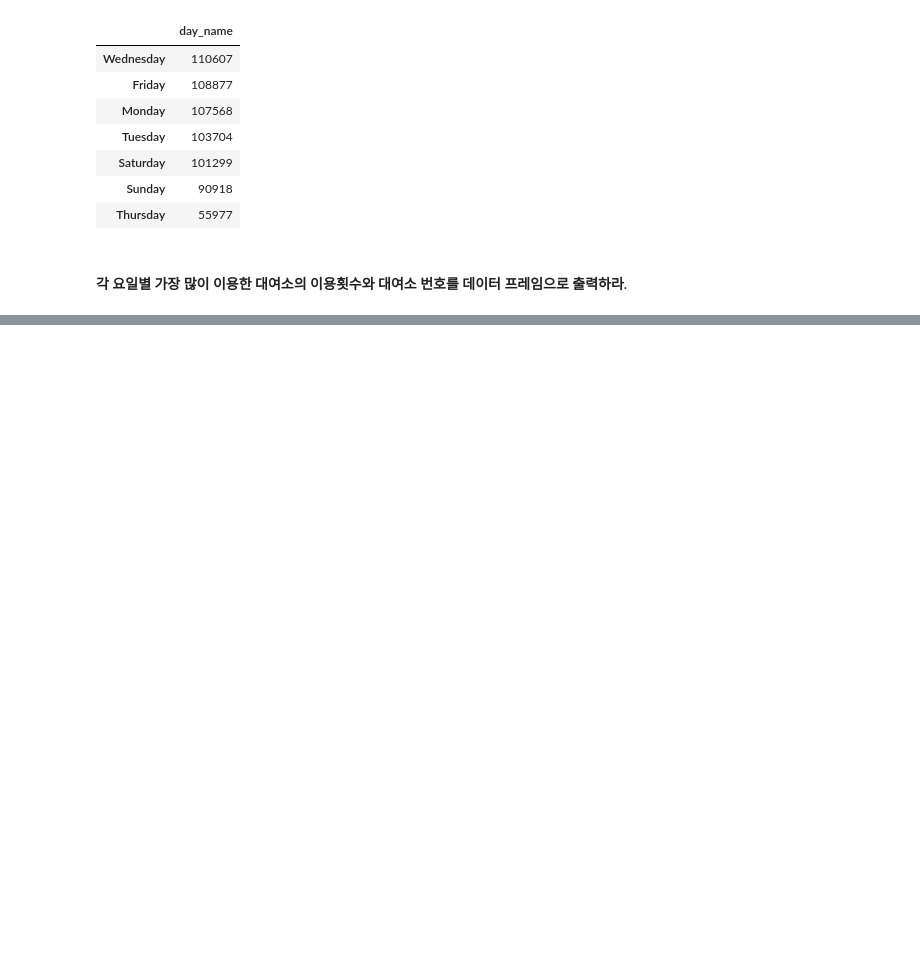
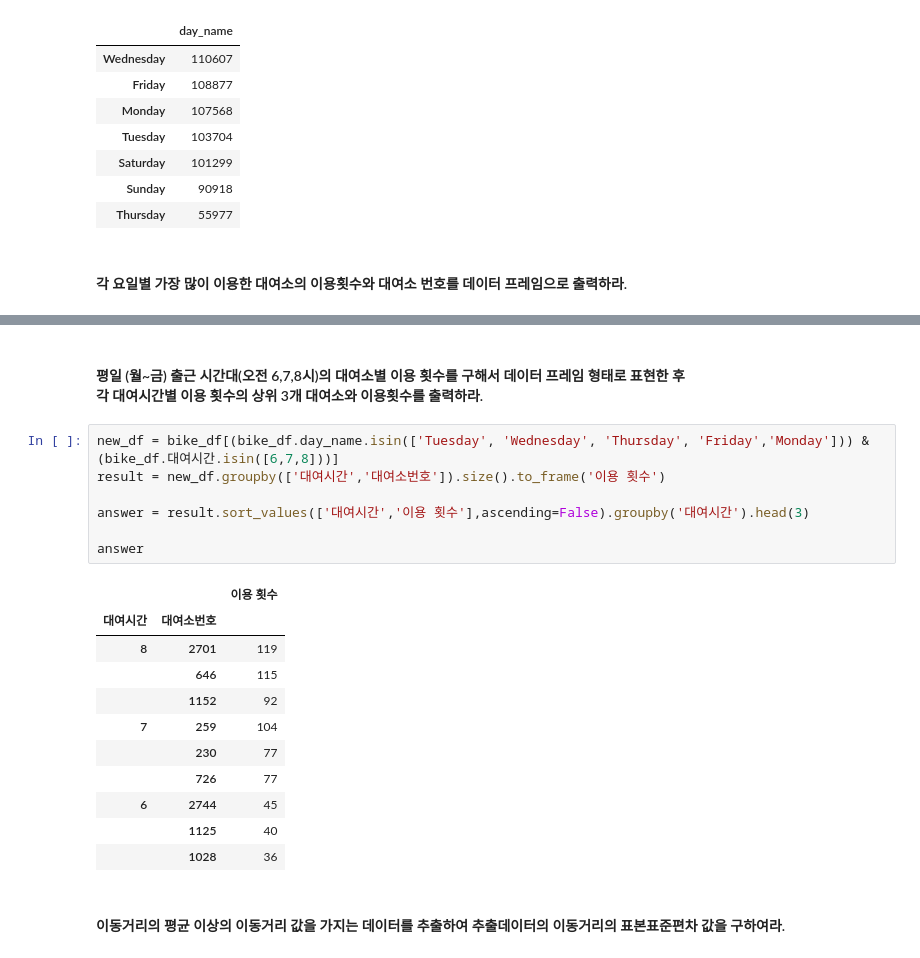
Before and after one commit to atimaby28/Pandas-Numpy, a Jupyter notebook: Pandas/Tutorial/Seoul Public Bicycle Utilization Data.ipynb, the cells around one changed output, grey strips where cells are left out. Drawn from its saved outputs; the diff is of its cells as text; blank space fills up the shorter version.

```diff
--- a/Pandas/Tutorial/Seoul Public Bicycle Utilization Data.ipynb
+++ b/Pandas/Tutorial/Seoul Public Bicycle Utilization Data.ipynb
@@ -108,0 +156,23 @@ result
+# %% [markdown]
+#### 평일 (월~금) 출근 시간대(오전 6,7,8시)의 대여소별 이용 횟수를 구해서 데이터 프레임 형태로 표현한 후 <br> 각 대여시간별 이용 횟수의 상위 3개 대여소와 이용횟수를 출력하라.
+# %%
+new_df = bike_df[(bike_df.day_name.isin(['Tuesday', 'Wednesday', 'Thursday', 'Friday','Monday'])) & (bike_df.대여시간.isin([6,7,8]))]
+result = new_df.groupby(['대여시간','대여소번호']).size().to_frame('이용 횟수')
+
+answer = result.sort_values(['대여시간','이용 횟수'],ascending=False).groupby('대여시간').head(3)
+
+answer
+# %% [output]
+|  |  | 이용 횟수 |
+| 대여시간 | 대여소번호 |  |
+| 8 | 2701 | 119 |
+|  | 646 | 115 |
+|  | 1152 | 92 |
+| 7 | 259 | 104 |
+|  | 230 | 77 |
+|  | 726 | 77 |
+| 6 | 2744 | 45 |
+|  | 1125 | 40 |
+|  | 1028 | 36 |
+# %% [markdown]
+#### 이동거리의 평균 이상의 이동거리 값을 가지는 데이터를 추출하여 추출데이터의 이동거리의 표본표준편차 값을 구하여라.
```
Also changed, not shown: parts of 10 cells of this notebook, 3 other files.
